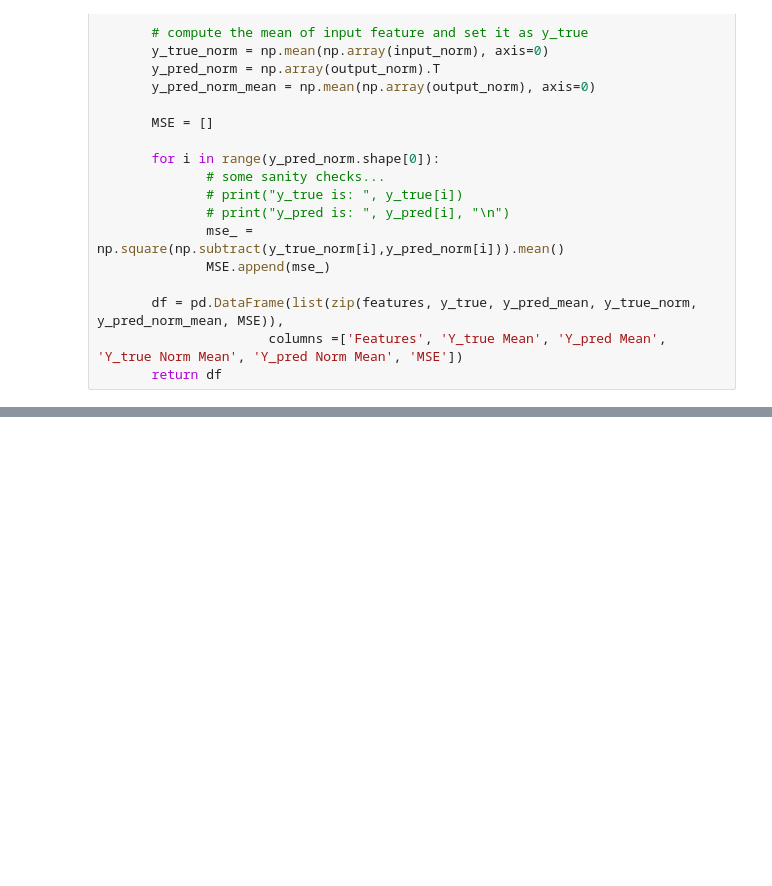
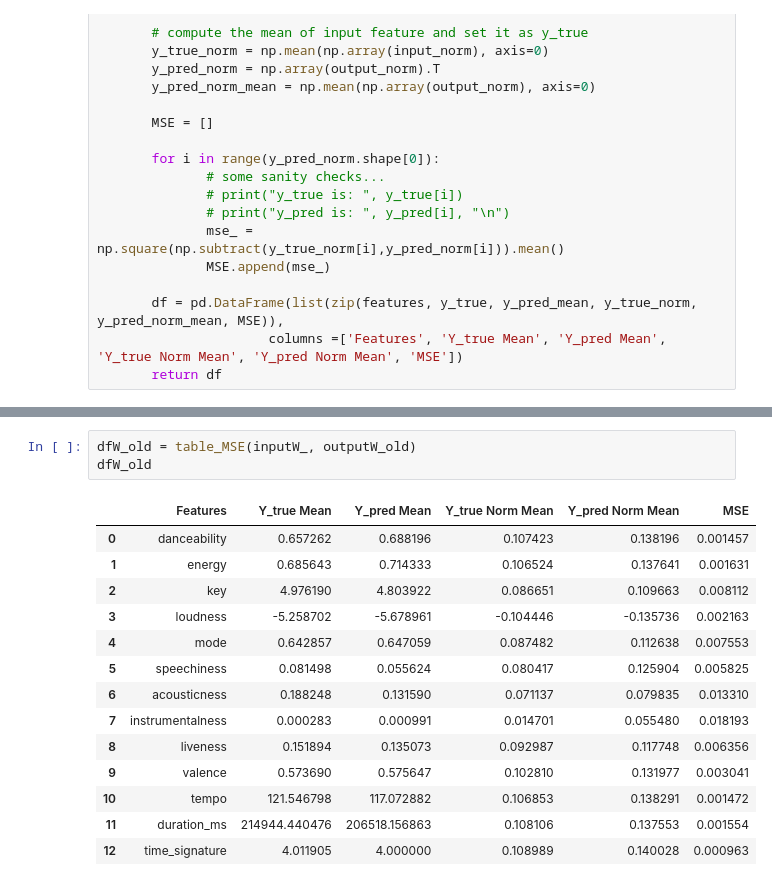
Before and after one commit to EMZEDI/Mixerify, a Jupyter notebook: PyPackage/MSE.ipynb, the cells around one changed output, grey strips where cells are left out. Drawn from its saved outputs; the diff is of its cells as text; blank space fills up the shorter version.

```diff
--- a/PyPackage/MSE.ipynb
+++ b/PyPackage/MSE.ipynb
@@ -98,0 +103,18 @@ print(dfW_new)
+# %%
+dfW_old = table_MSE(inputW_, outputW_old)
+dfW_old
+# %% [output]
+|  | Features | Y_true Mean | Y_pred Mean | Y_true Norm Mean | Y_pred Norm Mean | MSE |
+| 0 | danceability | 0.657262 | 0.688196 | 0.107423 | 0.138196 | 0.001457 |
+| 1 | energy | 0.685643 | 0.714333 | 0.106524 | 0.137641 | 0.001631 |
+| 2 | key | 4.976190 | 4.803922 | 0.086651 | 0.109663 | 0.008112 |
+| 3 | loudness | -5.258702 | -5.678961 | -0.104446 | -0.135736 | 0.002163 |
+| 4 | mode | 0.642857 | 0.647059 | 0.087482 | 0.112638 | 0.007553 |
+| 5 | speechiness | 0.081498 | 0.055624 | 0.080417 | 0.125904 | 0.005825 |
+| 6 | acousticness | 0.188248 | 0.131590 | 0.071137 | 0.079835 | 0.013310 |
+| 7 | instrumentalness | 0.000283 | 0.000991 | 0.014701 | 0.055480 | 0.018193 |
+| 8 | liveness | 0.151894 | 0.135073 | 0.092987 | 0.117748 | 0.006356 |
+| 9 | valence | 0.573690 | 0.575647 | 0.102810 | 0.131977 | 0.003041 |
+| 10 | tempo | 121.546798 | 117.072882 | 0.106853 | 0.138291 | 0.001472 |
+| 11 | duration_ms | 214944.440476 | 206518.156863 | 0.108106 | 0.137553 | 0.001554 |
+| 12 | time_signature | 4.011905 | 4.000000 | 0.108989 | 0.140028 | 0.000963 |
```
Also changed, not shown: parts of 11 cells of this notebook.
